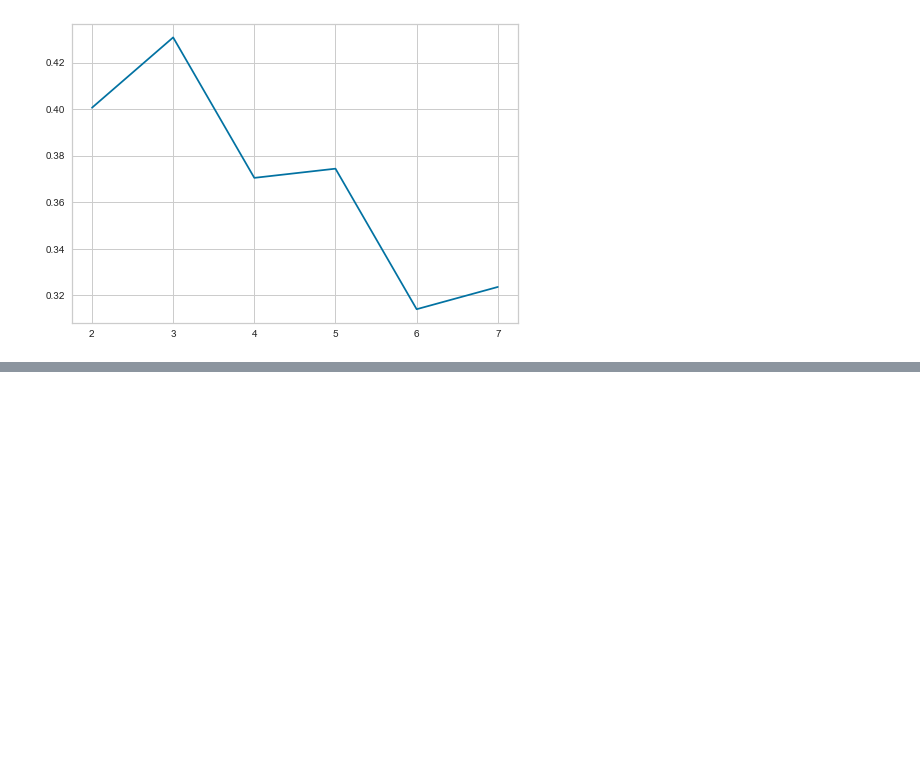
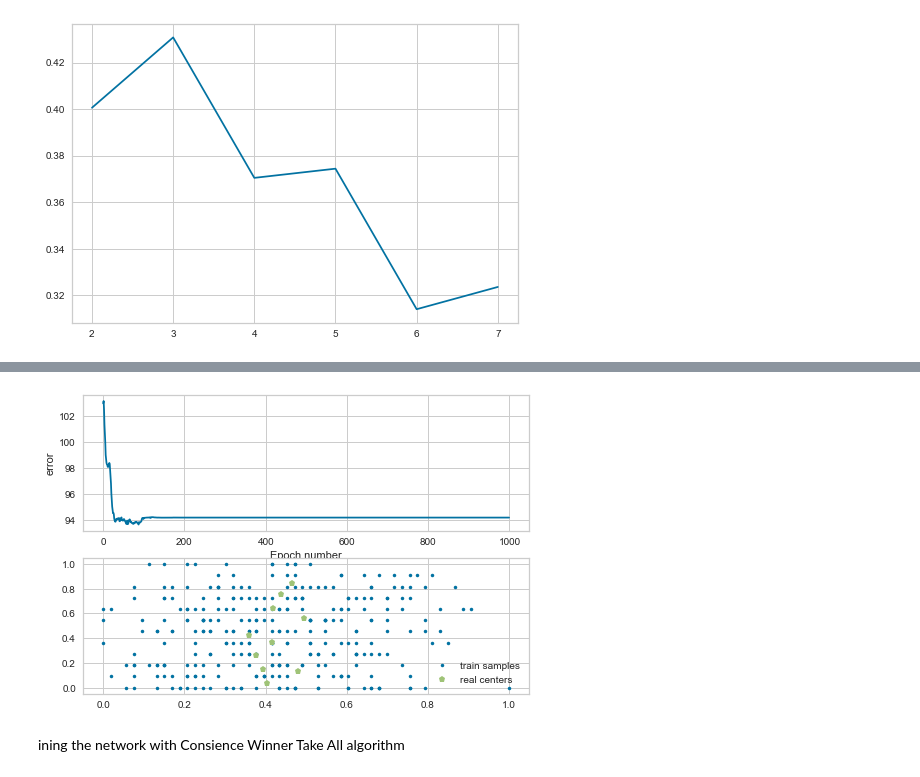
Before and after one commit to nikoshourdas/finalProject_Artificial_Neural_Networks, a Jupyter notebook: project tp4774.ipynb, the cells around one changed output, grey strips where cells are left out. Saved outputs shown, nothing was run; the diff lists cells and outputs as text; code cells hidden in the pictures; blank space fills up the shorter version.

```diff
--- a/project tp4774.ipynb
+++ b/project tp4774.ipynb
@@ -241,0 +244,4 @@ plt.show()
+# %%
+from sklearn import preprocessing
+
+X = preprocessing.MinMaxScaler().fit_transform(X)
@@ -241,0 +250,4 @@ plt.show()
+# %%
+net = neuro.net.newc(neuro.tool.minmax(X),10)
+
+error = net.trainf = neuro.train.train_cwta(net,X,epochs = 1000 , show = 100)
@@ -241,0 +266,18 @@ plt.show()
+# %%
+plt.title('Classification Problem')
+plt.figure(1)
+plt.subplot(2,1,1)
+plt.plot(error)
+plt.xlabel('Epoch number')
+plt.ylabel('error')
+
+w = net.layers[0].np['w']
+plt.subplot(2,1,2)
+plt.plot(X[:,0], X[:,1], '.', \
+        w[:,0], w[:,1], 'p')
+plt.legend(['train samples', 'real centers'])
+plt.show();
+# %% [output]
+[figure, added]
+# %% [markdown]
+ining the network with Consience Winner Take All algorithm
```
Also changed, not shown: parts of 5 cells of this notebook.
